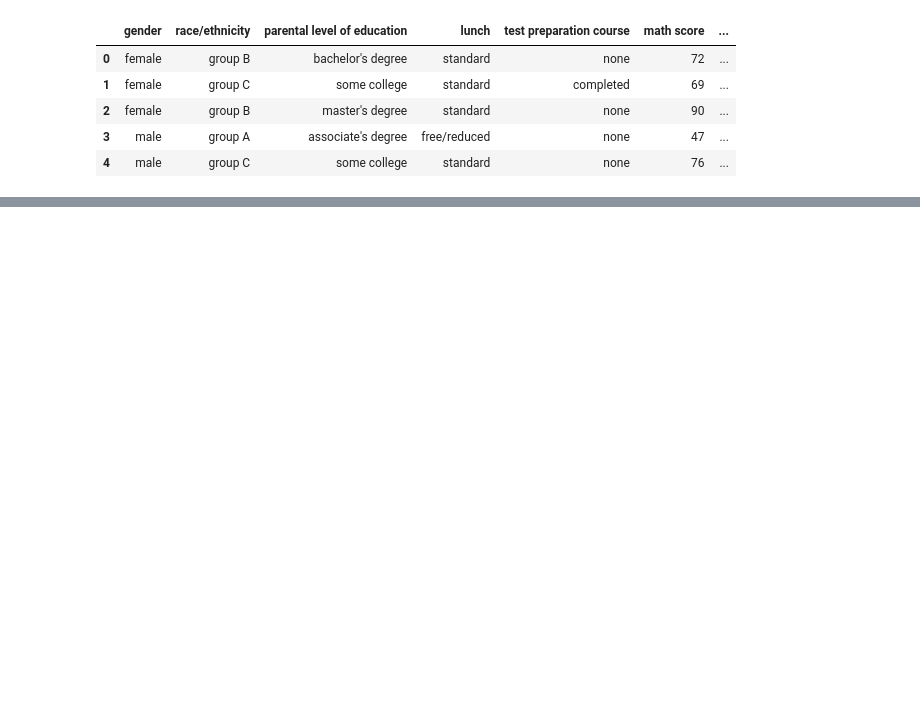
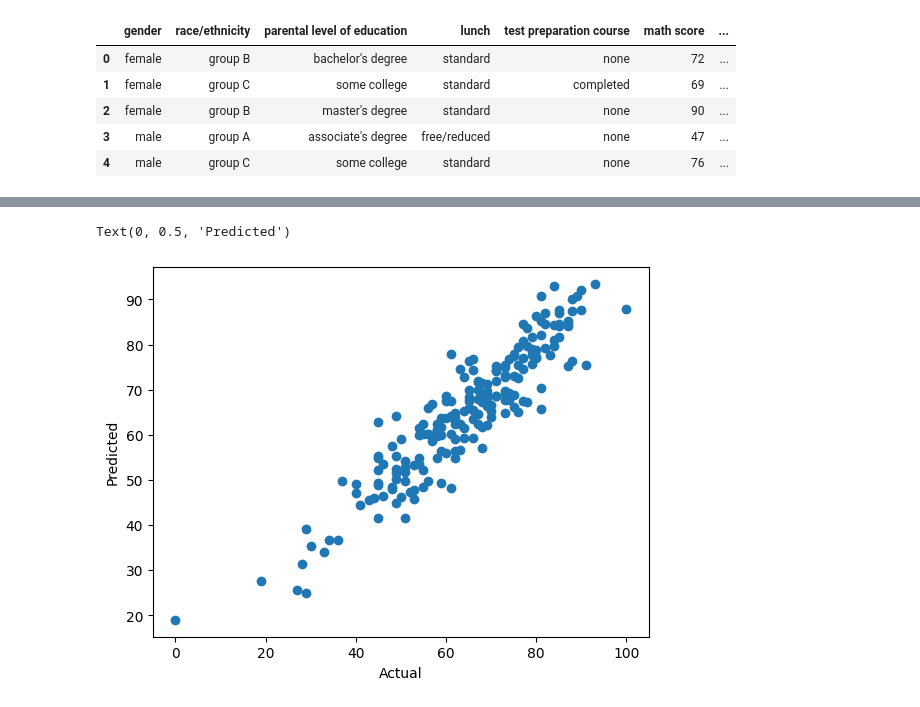
Before and after one commit to sumeet-016/Student-Project, a Jupyter notebook: notebook/ModelTraining.ipynb, the cells around one changed output, grey strips where cells are left out. Cells and saved outputs as stored; diff of their text form; code cells hidden in the pictures; blank space fills up the shorter version.

```diff
--- a/notebook/ModelTraining.ipynb
+++ b/notebook/ModelTraining.ipynb
@@ -48,8 +48,6 @@ preprocessor = ColumnTransformer([
         ('encoding', OneHotEncoder(handle_unknown='ignore', sparse_output=False, drop='first'))
     ]), feat)
 ])
-# %%
-X = preprocessor.fit_transform(X)
 # %%
 
 X_train, X_test, y_train, y_test = train_test_split(X, y, test_size=0.2, random_state=42)
@@ -58,5 +56,4 @@ def evaluate_model(true, predicted):
     mae = mean_absolute_error(true, predicted)
     r2 = r2_score(true, predicted)
     mse = mean_squared_error(true, predicted)
-    rmse = np.sprt(mean_squared_error(true, predicted))
-    return mae, r2, mse, rmse
+    return mae, r2, mse
@@ -62,0 +135,7 @@ def evaluate_model(true, predicted):
+# %%
+plt.scatter(y_test,y_test_pred)
+plt.xlabel('Actual')
+plt.ylabel('Predicted')
+# %% [output]
+Text(0, 0.5, 'Predicted')
+[figure, added]
```
Also changed, not shown: parts of 4 cells of this notebook, 4 other files.
